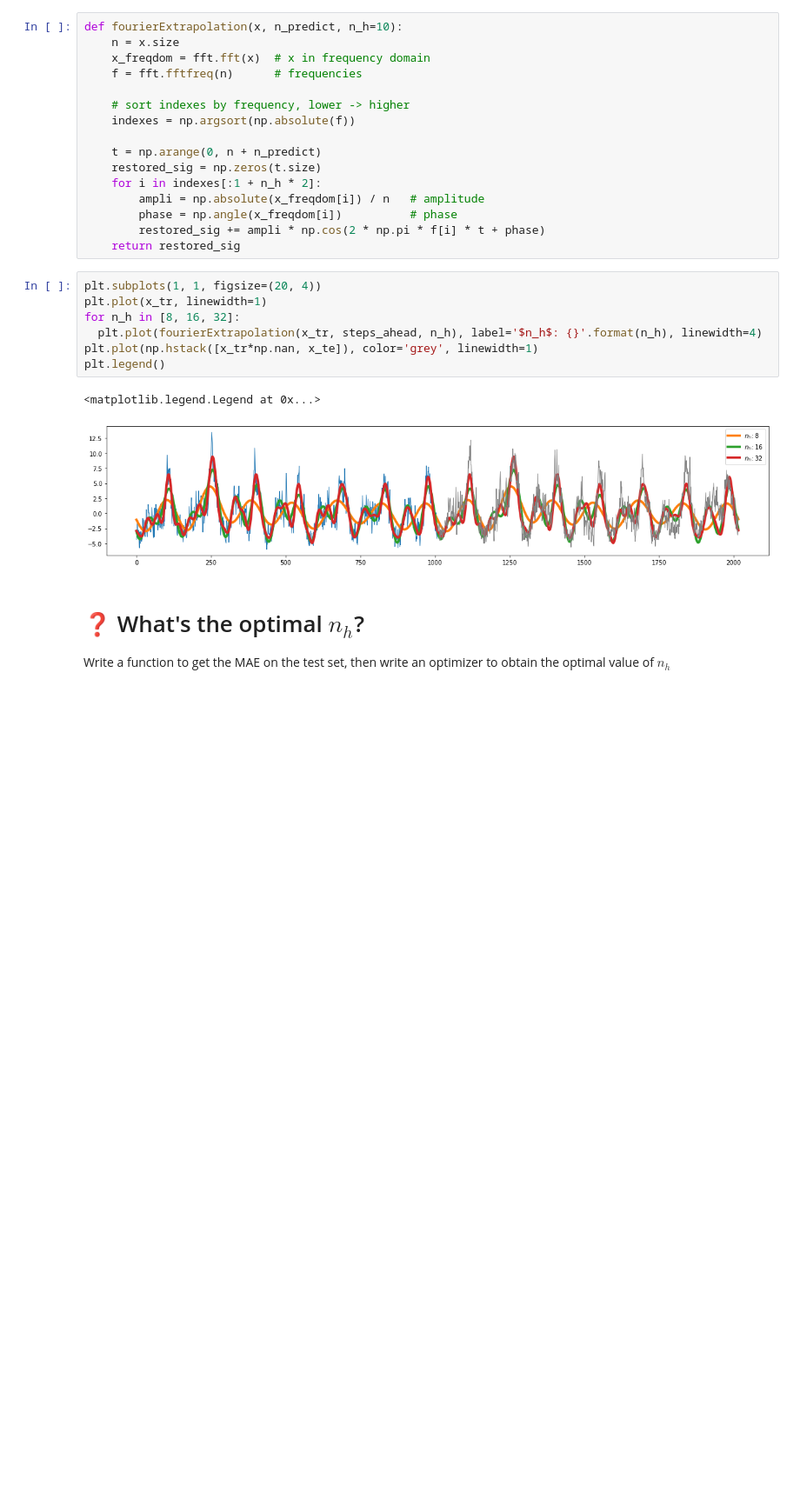
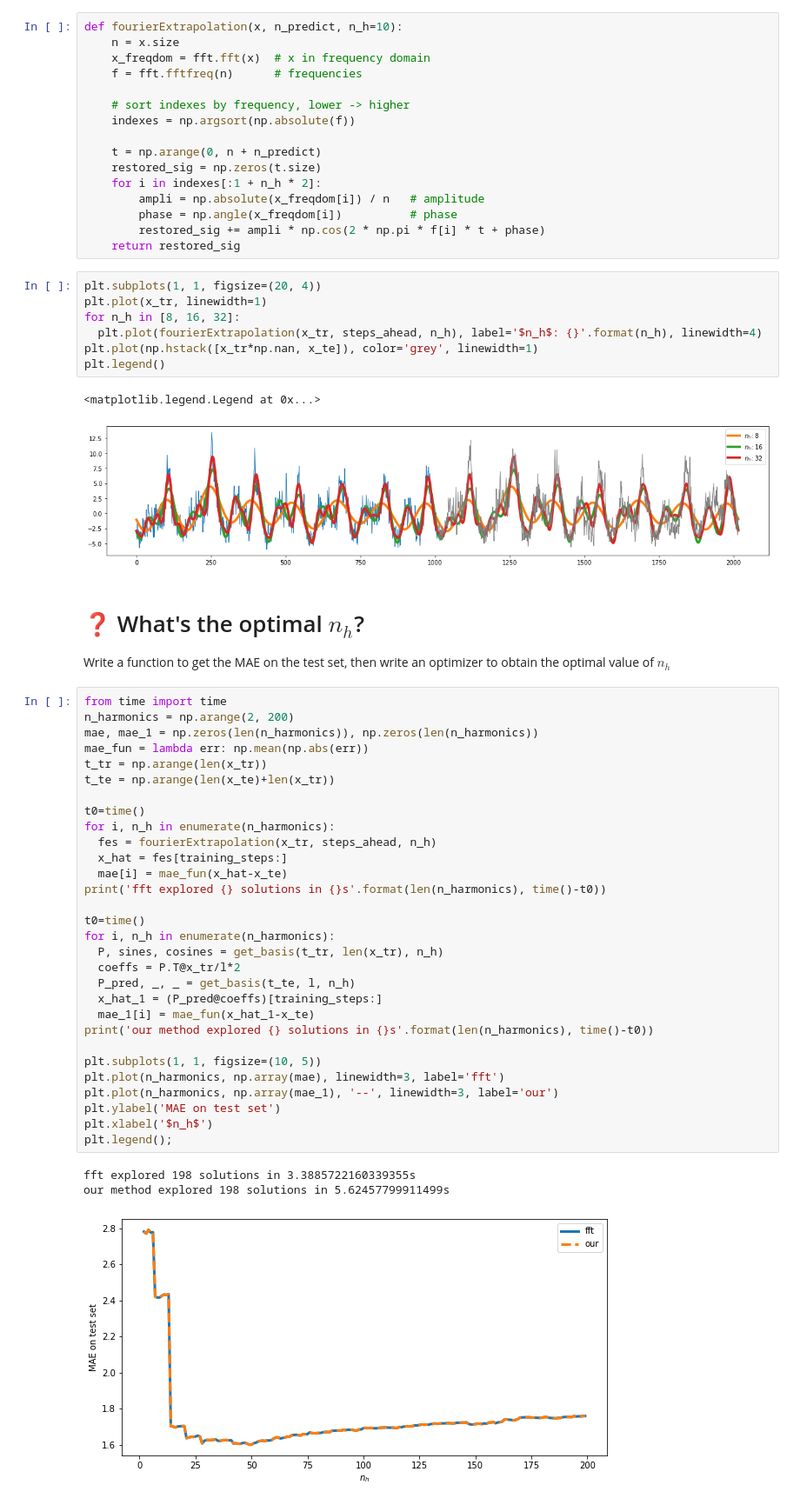
Before and after one commit to nepslor/teaching, a Jupyter notebook: TimeSeriesForecasting/solutions/fourier_forecasts.ipynb, the cells around one changed output. Shown at 87% size. Drawn from its saved outputs; the diff is of its cells as text; blank space fills up the shorter version.

```diff
--- a/TimeSeriesForecasting/solutions/fourier_forecasts.ipynb
+++ b/TimeSeriesForecasting/solutions/fourier_forecasts.ipynb
@@ -146,3 +149,37 @@ plt.legend()
 # %% [markdown]
 # ❓ What's the optimal $n_h$?
 Write a function to get the MAE on the test set, then write an optimizer to obtain the optimal value of $n_h$
+# %%
+from time import time
+n_harmonics = np.arange(2, 200)
+mae, mae_1 = np.zeros(len(n_harmonics)), np.zeros(len(n_harmonics))
+mae_fun = lambda err: np.mean(np.abs(err))
+t_tr = np.arange(len(x_tr))
+t_te = np.arange(len(x_te)+len(x_tr))
+
+t0=time()
+for i, n_h in enumerate(n_harmonics):
+  fes = fourierExtrapolation(x_tr, steps_ahead, n_h)
+  x_hat = fes[training_steps:]
+  mae[i] = mae_fun(x_hat-x_te)
+print('fft explored {} solutions in {}s'.format(len(n_harmonics), time()-t0))
+
+t0=time()
+for i, n_h in enumerate(n_harmonics):
+  P, sines, cosines = get_basis(t_tr, len(x_tr), n_h)
+  coeffs = P.T@x_tr/l*2
+  P_pred, _, _ = get_basis(t_te, l, n_h)
+  x_hat_1 = (P_pred@coeffs)[training_steps:]
+  mae_1[i] = mae_fun(x_hat_1-x_te)
+print('our method explored {} solutions in {}s'.format(len(n_harmonics), time()-t0))
+
+plt.subplots(1, 1, figsize=(10, 5))
+plt.plot(n_harmonics, np.array(mae), linewidth=3, label='fft')
+plt.plot(n_harmonics, np.array(mae_1), '--', linewidth=3, label='our')
+plt.ylabel('MAE on test set')
+plt.xlabel('$n_h$')
+plt.legend();
+# %% [output]
+fft explored 198 solutions in 3.3885722160339355s
+our method explored 198 solutions in 5.62457799911499s
+[figure, added]
```
Also changed, not shown: parts of 4 cells of this notebook.
